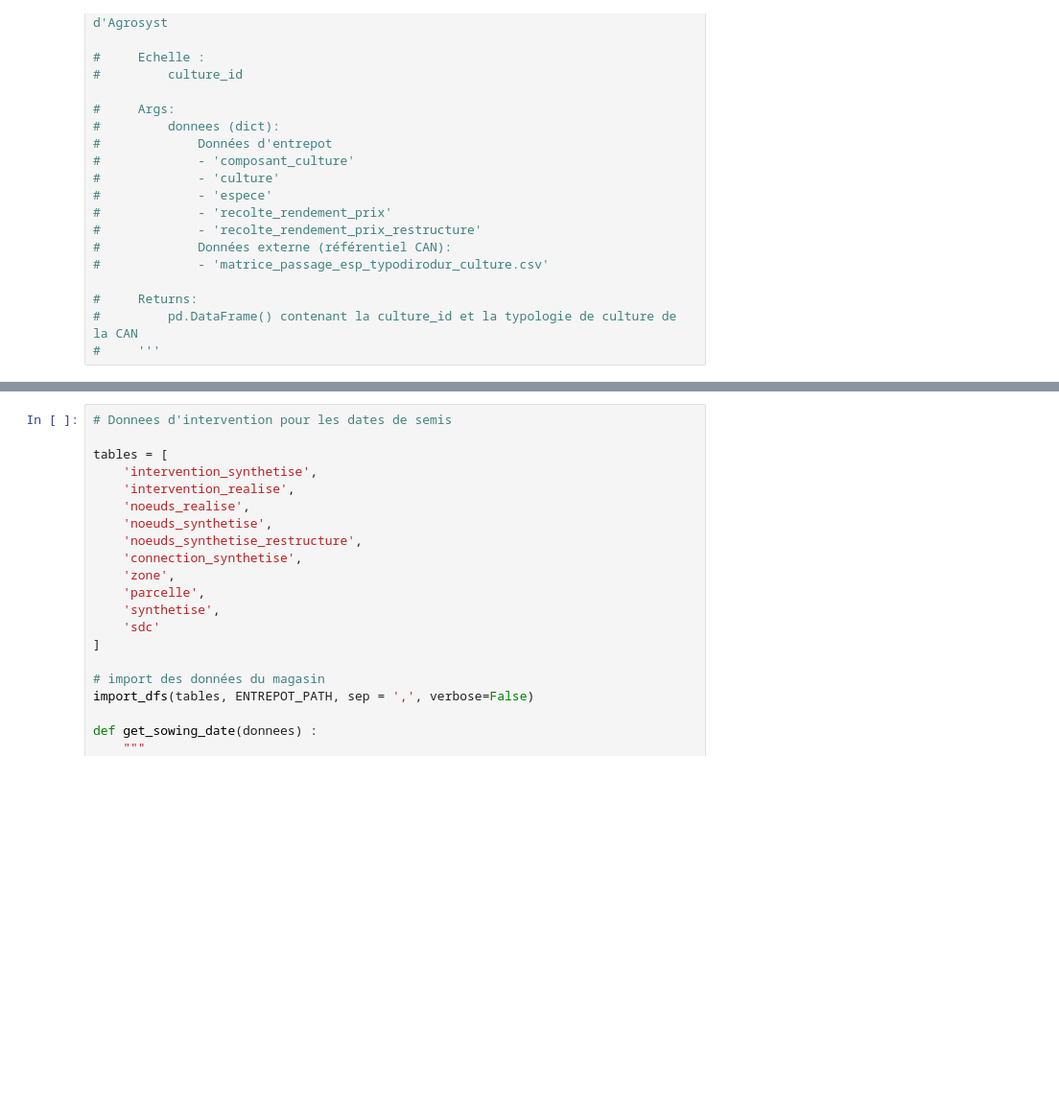
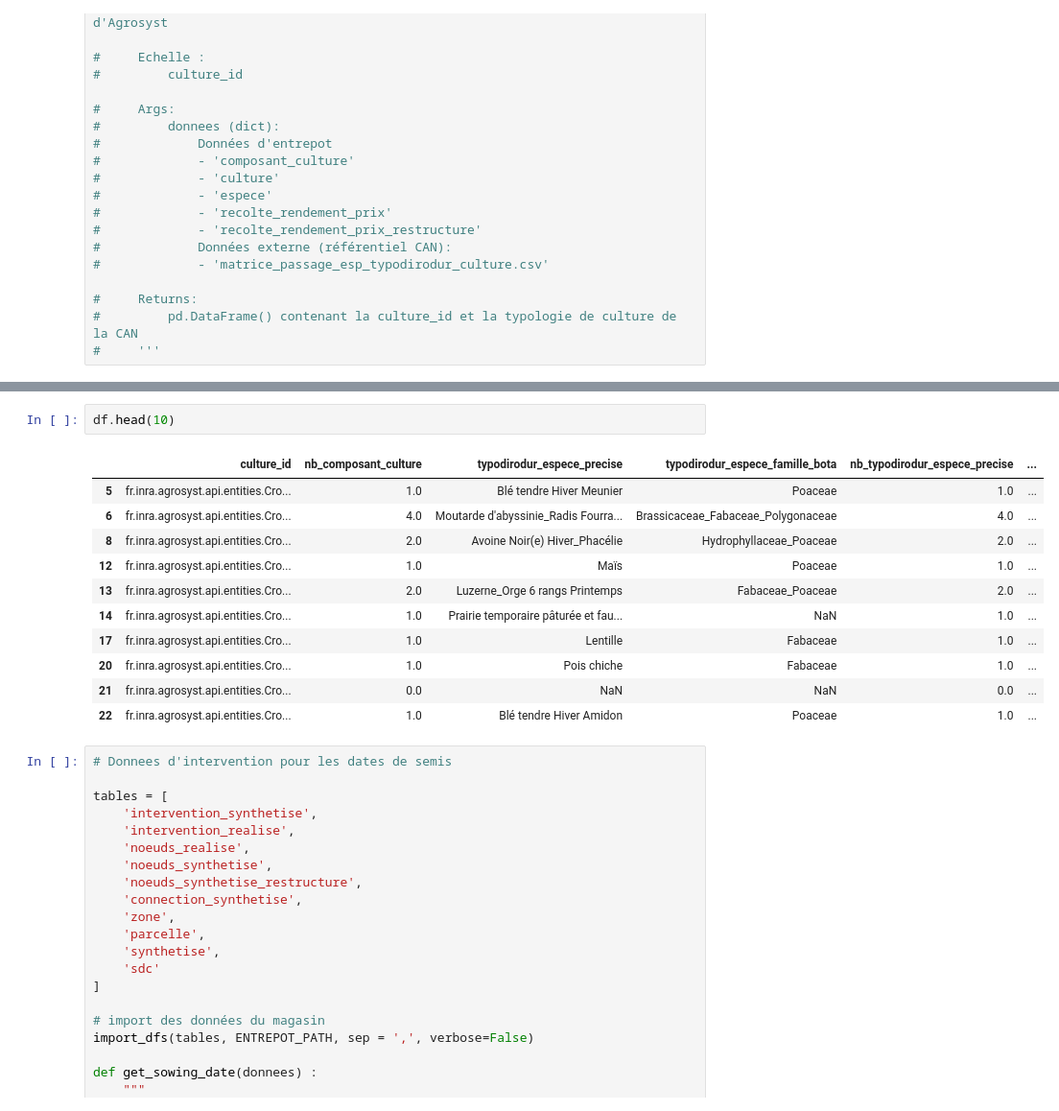
Before and after one commit to beren2/catalogue_script_agrosyst, a Jupyter notebook: 02_outils/scripts/3-test_dirodur_merge_typo_culture.ipynb, the cells around one changed output, grey strips where cells are left out. Shown at 96% size. Saved outputs shown, nothing was run; the diff lists cells and outputs as text; blank space fills up the shorter version.

```diff
--- a/02_outils/scripts/3-test_dirodur_merge_typo_culture.ipynb
+++ b/02_outils/scripts/3-test_dirodur_merge_typo_culture.ipynb
@@ -193,3 +193,17 @@ df = df.loc[df['culture_id'].isin(list_cid_gcpe)]
+# %%
+df.head(10)
+# %% [output]
+|  | culture_id | nb_composant_culture | typodirodur_espece_precise | typodirodur_espece_famille_bota | nb_typodirodur_espece_precise | ... |
+| 5 | fr.inra.agrosyst.api.entities.Cro... | 1.0 | Blé tendre Hiver Meunier | Poaceae | 1.0 | ... |
+| 6 | fr.inra.agrosyst.api.entities.Cro... | 4.0 | Moutarde d'abyssinie_Radis Fourra... | Brassicaceae_Fabaceae_Polygonaceae | 4.0 | ... |
+| 8 | fr.inra.agrosyst.api.entities.Cro... | 2.0 | Avoine Noir(e) Hiver_Phacélie | Hydrophyllaceae_Poaceae | 2.0 | ... |
+| 12 | fr.inra.agrosyst.api.entities.Cro... | 1.0 | Maïs | Poaceae | 1.0 | ... |
+| 13 | fr.inra.agrosyst.api.entities.Cro... | 2.0 | Luzerne_Orge 6 rangs Printemps | Fabaceae_Poaceae | 2.0 | ... |
+| 14 | fr.inra.agrosyst.api.entities.Cro... | 1.0 | Prairie temporaire pâturée et fau... | NaN | 1.0 | ... |
+| 17 | fr.inra.agrosyst.api.entities.Cro... | 1.0 | Lentille | Fabaceae | 1.0 | ... |
+| 20 | fr.inra.agrosyst.api.entities.Cro... | 1.0 | Pois chiche | Fabaceae | 1.0 | ... |
+| 21 | fr.inra.agrosyst.api.entities.Cro... | 0.0 | NaN | NaN | 0.0 | ... |
+| 22 | fr.inra.agrosyst.api.entities.Cro... | 1.0 | Blé tendre Hiver Amidon | Poaceae | 1.0 | ... |
 # %%
 # Donnees d'intervention pour les dates de semis
 
```
Also changed, not shown: parts of 8 cells of this notebook, 1 other file.
